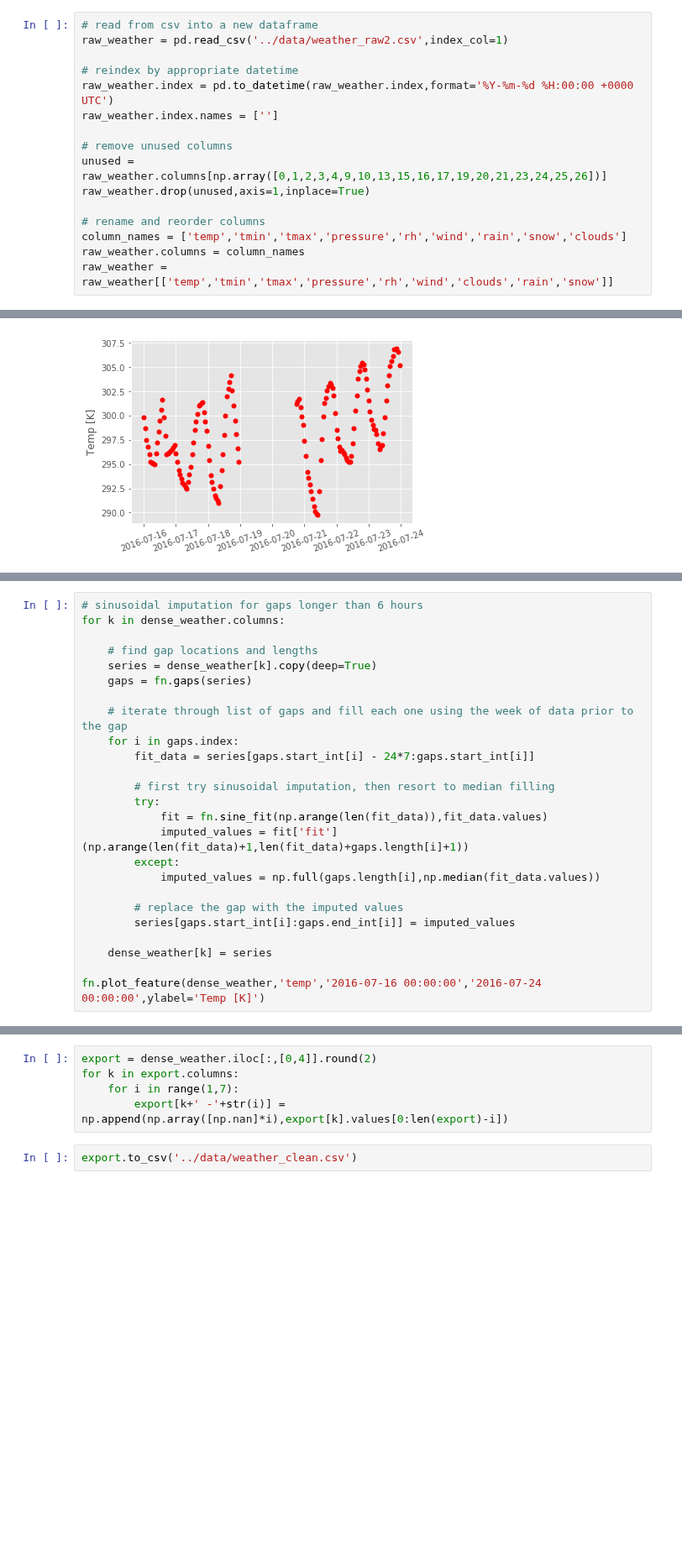
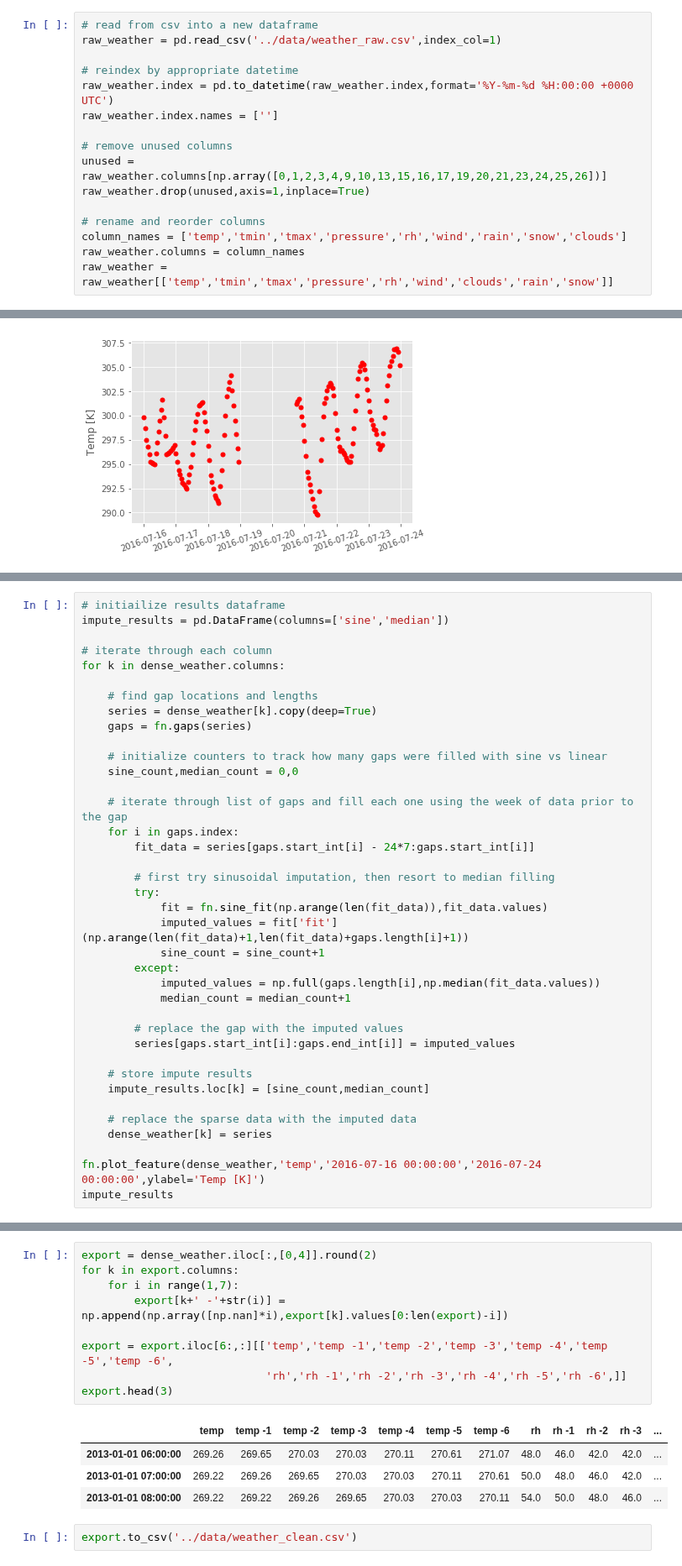
Before and after one commit to kevinkoste/university-load-forecasting, a Jupyter notebook: preprocessing/weather_pipeline.ipynb, the cells around one changed output, grey strips where cells are left out. Shown at 84% size. Drawn from its saved outputs; the diff is of its cells as text; blank space fills up the shorter version.

Commit message:
finished weather cleaning

```diff
--- a/preprocessing/weather_pipeline.ipynb
+++ b/preprocessing/weather_pipeline.ipynb
@@ -13,7 +13,7 @@ import utility_functions as fn
 ## Initialization
 # %%
 # read from csv into a new dataframe
-raw_weather = pd.read_csv('../data/weather_raw2.csv',index_col=1)
+raw_weather = pd.read_csv('../data/weather_raw.csv',index_col=1)
 
 # reindex by appropriate datetime
 raw_weather.index = pd.to_datetime(raw_weather.index,format='%Y-%m-%d %H:00:00 +0000 UTC')
@@ -84,10 +86,16 @@ fn.plot_feature(dense_weather,'temp','2016-07-16 00:00:00','2016-07-24 00:00:00'
 # %%
-# sinusoidal imputation for gaps longer than 6 hours
+# initiailize results dataframe
+impute_results = pd.DataFrame(columns=['sine','median'])
+
+# iterate through each column
 for k in dense_weather.columns:
 
     # find gap locations and lengths
     series = dense_weather[k].copy(deep=True)
     gaps = fn.gaps(series)
+
+    # initialize counters to track how many gaps were filled with sine vs linear
+    sine_count,median_count = 0,0
 
     # iterate through list of gaps and fill each one using the week of data prior to the gap
     for i in gaps.index:
@@ -97,14 +105,21 @@ for k in dense_weather.columns:
         try:
             fit = fn.sine_fit(np.arange(len(fit_data)),fit_data.values)
             imputed_values = fit['fit'](np.arange(len(fit_data)+1,len(fit_data)+gaps.length[i]+1))
+            sine_count = sine_count+1
         except:
             imputed_values = np.full(gaps.length[i],np.median(fit_data.values))
+            median_count = median_count+1
 
         # replace the gap with the imputed values
         series[gaps.start_int[i]:gaps.end_int[i]] = imputed_values
 
+    # store impute results
+    impute_results.loc[k] = [sine_count,median_count]
+
+    # replace the sparse data with the imputed data
     dense_weather[k] = series
 
 fn.plot_feature(dense_weather,'temp','2016-07-16 00:00:00','2016-07-24 00:00:00',ylabel='Temp [K]')
+impute_results
 # %% [output]
 [figure]
@@ -114,7 +140,16 @@ For now, only temperature and relative humidity lag features are being considere
 # %%
 export = dense_weather.iloc[:,[0,4]].round(2)
 for k in export.columns:
     for i in range(1,7):
         export[k+' -'+str(i)] = np.append(np.array([np.nan]*i),export[k].values[0:len(export)-i])
+
+export = export.iloc[6:,:][['temp','temp -1','temp -2','temp -3','temp -4','temp -5','temp -6',
+                            'rh','rh -1','rh -2','rh -3','rh -4','rh -5','rh -6',]]
+export.head(3)
+# %% [output]
+|  | temp | temp -1 | temp -2 | temp -3 | temp -4 | temp -5 | temp -6 | rh | rh -1 | rh -2 | rh -3 | ... |
+| 2013-01-01 06:00:00 | 269.26 | 269.65 | 270.03 | 270.03 | 270.11 | 270.61 | 271.07 | 48.0 | 46.0 | 42.0 | 42.0 | ... |
+| 2013-01-01 07:00:00 | 269.22 | 269.26 | 269.65 | 270.03 | 270.03 | 270.11 | 270.61 | 50.0 | 48.0 | 46.0 | 42.0 | ... |
+| 2013-01-01 08:00:00 | 269.22 | 269.22 | 269.26 | 269.65 | 270.03 | 270.03 | 270.11 | 54.0 | 50.0 | 48.0 | 46.0 | ... |
 # %%
 export.to_csv('../data/weather_clean.csv')
```
Also changed, not shown: parts of 8 cells of this notebook, 2 other files.
